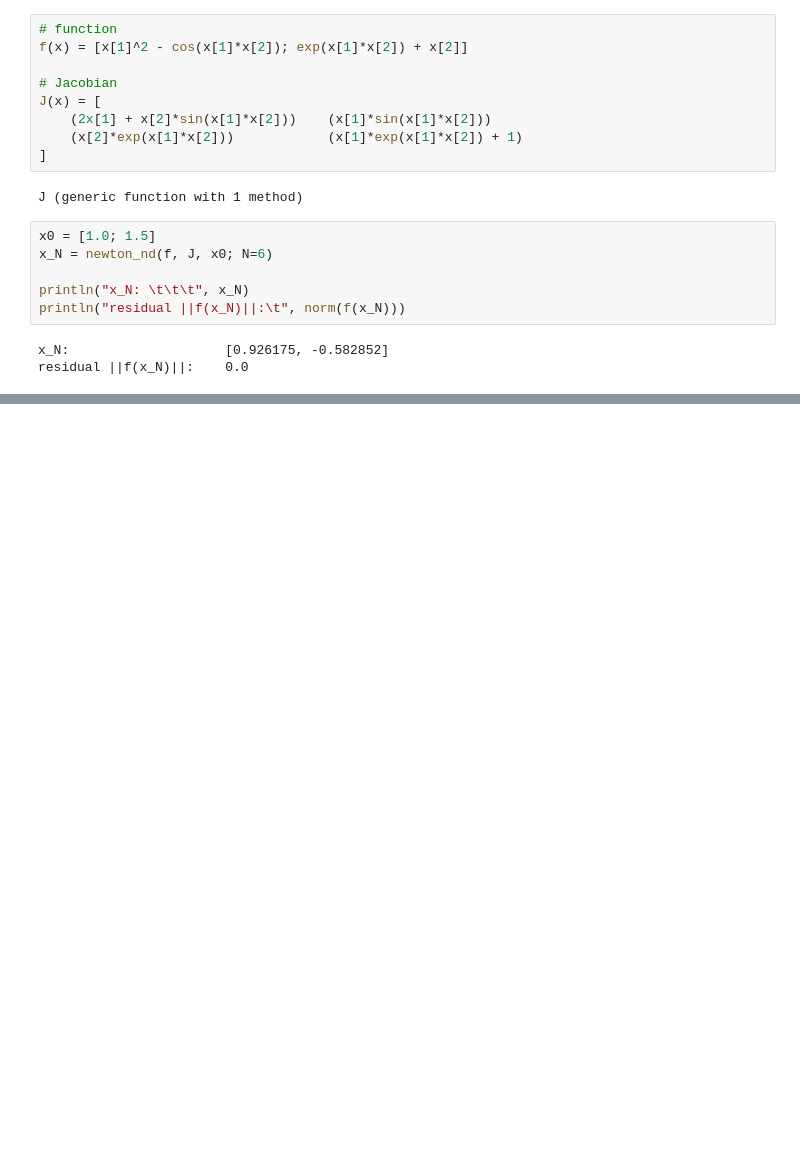
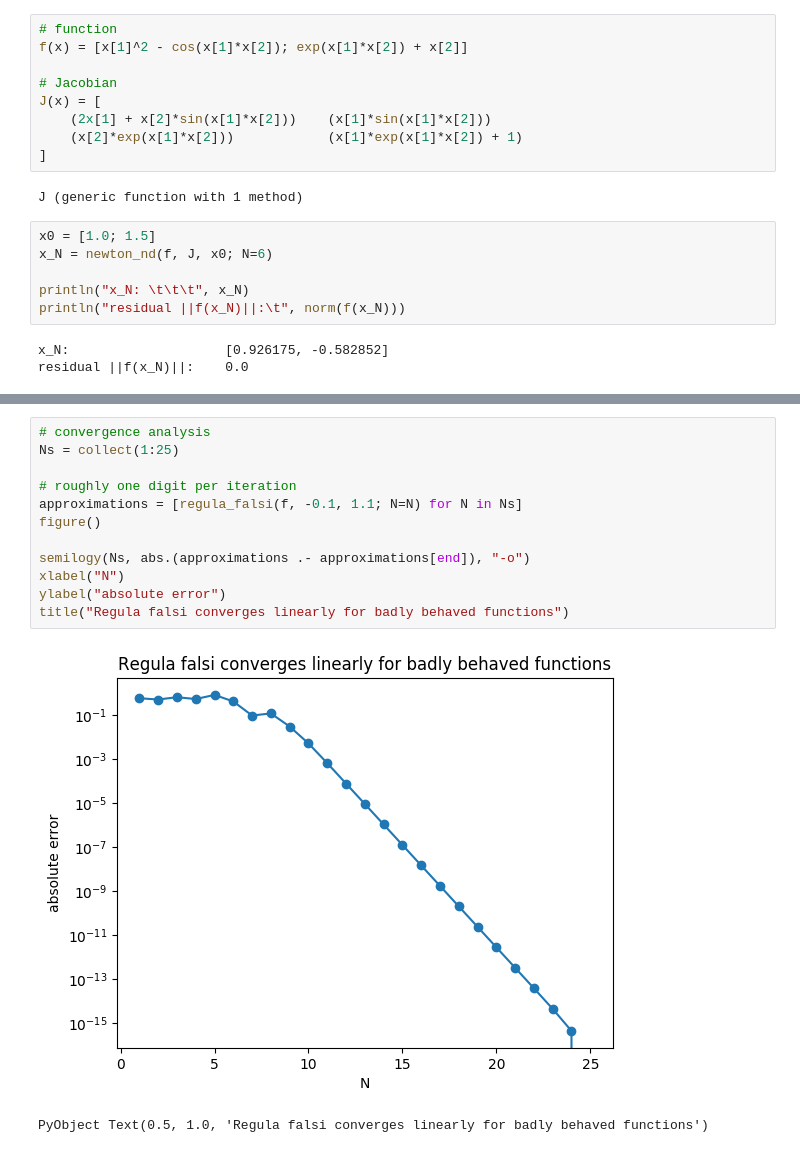
Before and after one commit to mitmath/18330, a Jupyter notebook: 08_Root_Finding.ipynb, the cells around one changed output, grey strips where cells are left out. Drawn from its saved outputs; the diff is of its cells as text; blank space fills up the shorter version.

```diff
--- a/08_Root_Finding.ipynb
+++ b/08_Root_Finding.ipynb
@@ -503,0 +529,15 @@ PyObject Text(0.5, 1.0, 'Regula falsi converges linearly to a zero')
+# %%
+# convergence analysis
+Ns = collect(1:25)
+
+# roughly one digit per iteration
+approximations = [regula_falsi(f, -0.1, 1.1; N=N) for N in Ns]
+figure()
+
+semilogy(Ns, abs.(approximations .- approximations[end]), "-o")
+xlabel("N")
+ylabel("absolute error")
+title("Regula falsi converges linearly for badly behaved functions")
+# %% [output]
+[figure, added]
+PyObject Text(0.5, 1.0, 'Regula falsi converges linearly for badly behaved functions')
```
Also changed, not shown: parts of 16 cells of this notebook, 2 other files.
